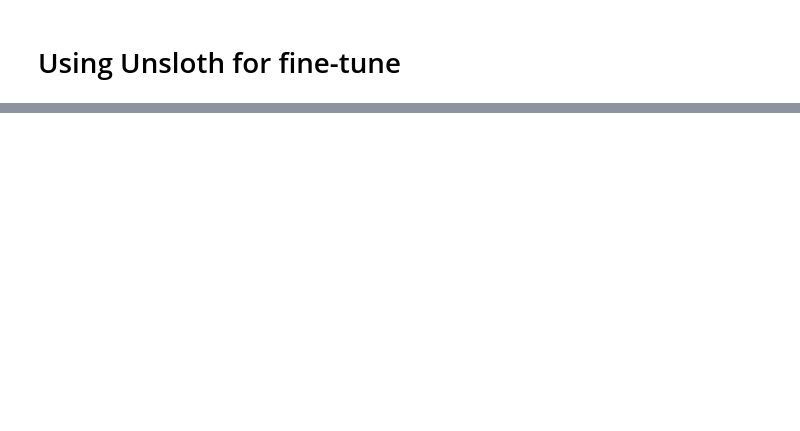
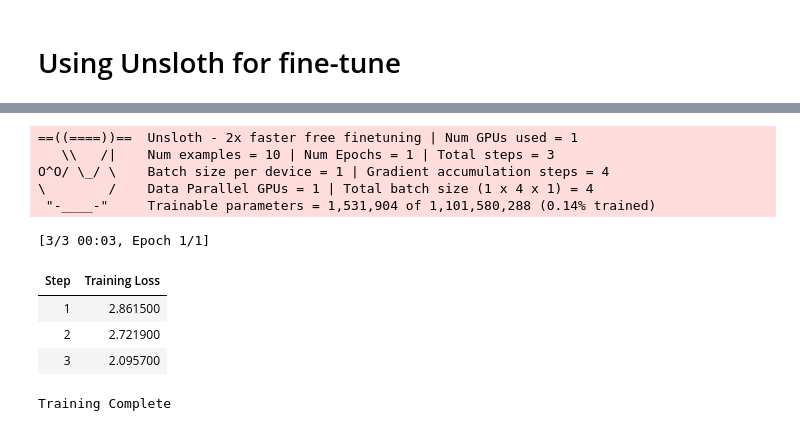
Before and after one commit to RogerSJR2004/Fine-tuned-models, a Jupyter notebook: Fine_Tune_Unsloth.ipynb, the cells around one changed output, grey strips where cells are left out. Saved outputs shown, nothing was run; the diff lists cells and outputs as text; code cells hidden in the pictures; blank space fills up the shorter version.

```diff
--- a/Fine_Tune_Unsloth.ipynb
+++ b/Fine_Tune_Unsloth.ipynb
@@ -86,0 +132,14 @@ Requirement already satisfied: MarkupSafe>=2.0 in /usr/local/lib/python3.12/dist
+# %%
+model_name = "unsloth/tinyllama"
+
+max_seq_length = 512
+dtype = None
+
+# This call returns (model, tokenizer)
+model, tokenizer = FastLanguageModel.from_pretrained(
+    model_name=model_name,
+    max_seq_length=max_seq_length,
+    dtype=dtype,
+    load_in_4bit=True,
+    device_map="auto",
+)
@@ -87,18 +153,14 @@ Requirement already satisfied: MarkupSafe>=2.0 in /usr/local/lib/python3.12/dist
 # %%
-model_name ="Llama 3.2/1 B"
-
-model = FastLanguageModel.from_pretrained(
-    model_name=model_name,
-      load_in_4bit=True,
-  )
-# Peft is the method to make architecture level changes
+# Convert model to a PEFT/LoRA-wrapped model if you intend to fine-tune with LoRA
 model = FastLanguageModel.get_peft_model(
     model,
     r=8,
-    target_modules=["q_proj","v_proj","k_proj"],
+    target_modules=["q_proj", "v_proj", "k_proj"],
     lora_alpha=32,
     lora_dropout=0.05,
     bias="none",
     use_gradient_checkpointing=True,
-    )
+)
+print("Model and tokenizer loaded:", model_name)
+print("Model keys / sample config:", getattr(model, "config", None))
 # %% [output]
@@ -133,9 +218,32 @@ training_args = TrainingArguments(
     learning_rate = 2e-4,
     logging_steps=1,
     num_train_epochs=1,
-    bf16 = torch.cuda.is_bf16_supported(),
-    fp16 = not torch.cuda.is_bf16_supported(),
-    optim ="adamw_torch",
+    bf16 = torch.cuda.is_bf16_supported(), #when we use gpu
+    fp16 = not torch.cuda.is_bf16_supported(), #when we use cpu
     lr_scheduler_type ="cosine",
     report_to="none",
 )
+# %%
+data_collator = DataCollatorForLanguageModeling(tokenizer, mlm=False)
+# %%
+trainer = Trainer(
+    model =model,
+    args = training_args,
+    train_dataset = tokenized_dataset,
+    data_collator = data_collator,
+)
+
+trainer.train()
+print("Training Complete")
+# %% [output]
+==((====))==  Unsloth - 2x faster free finetuning | Num GPUs used = 1
+   \\   /|    Num examples = 10 | Num Epochs = 1 | Total steps = 3
+O^O/ \_/ \    Batch size per device = 1 | Gradient accumulation steps = 4
+\        /    Data Parallel GPUs = 1 | Total batch size (1 x 4 x 1) = 4
+ "-____-"     Trainable parameters = 1,531,904 of 1,101,580,288 (0.14% trained)
+[3/3 00:03, Epoch 1/1]
+| Step | Training Loss |
+| 1 | 2.861500 |
+| 2 | 2.721900 |
+| 3 | 2.095700 |
+Training Complete
```
Also changed, not shown: parts of 9 cells of this notebook.
